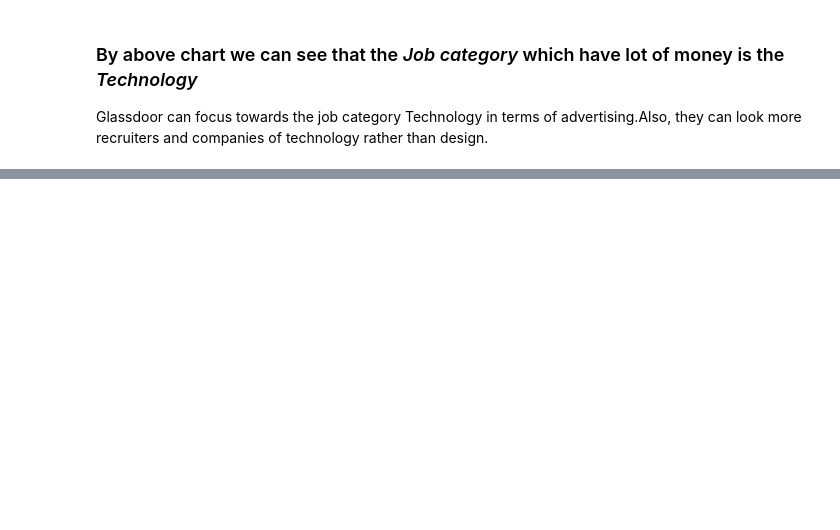
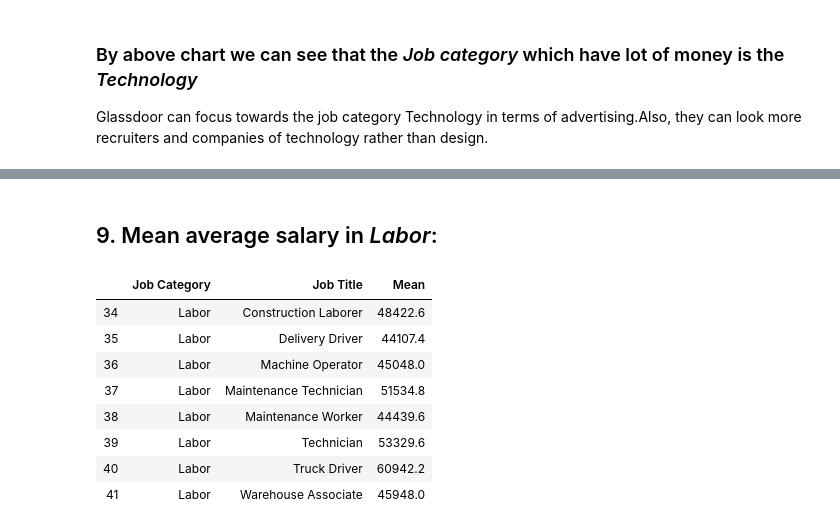
Before and after one commit to exrishu/iPython-exercises, a Jupyter notebook: GlassDoor/Glasdoor_final.ipynb, the cells around one changed output, grey strips where cells are left out. Cells and saved outputs as stored; diff of their text form; code cells hidden in the pictures; blank space fills up the shorter version.

```diff
--- a/GlassDoor/Glasdoor_final.ipynb
+++ b/GlassDoor/Glasdoor_final.ipynb
@@ -90,0 +285,15 @@ By above we can conclude that *San Francisco* leads in all the job category and
+# %% [markdown]
+## 9. Mean average salary in *Labor*:
+# %%
+df_mean_LA = df_mean[df_mean['Job Category'] == 'Labor']
+df_mean_LA
+# %% [output]
+|  | Job Category | Job Title | Mean |
+| 34 | Labor | Construction Laborer | 48422.6 |
+| 35 | Labor | Delivery Driver | 44107.4 |
+| 36 | Labor | Machine Operator | 45048.0 |
+| 37 | Labor | Maintenance Technician | 51534.8 |
+| 38 | Labor | Maintenance Worker | 44439.6 |
+| 39 | Labor | Technician | 53329.6 |
+| 40 | Labor | Truck Driver | 60942.2 |
+| 41 | Labor | Warehouse Associate | 45948.0 |
```
Also changed, not shown: parts of 49 cells of this notebook, 1 other file.
